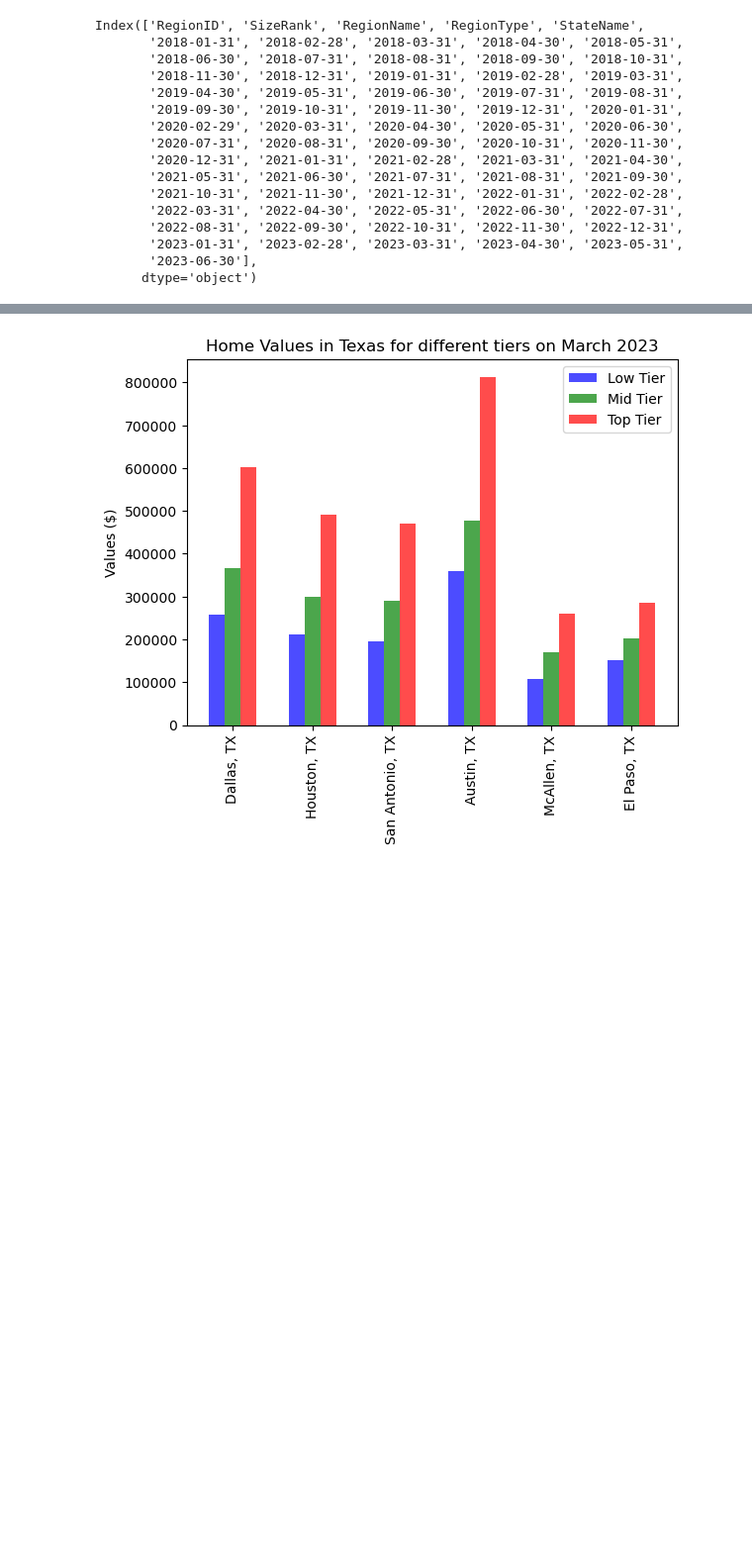
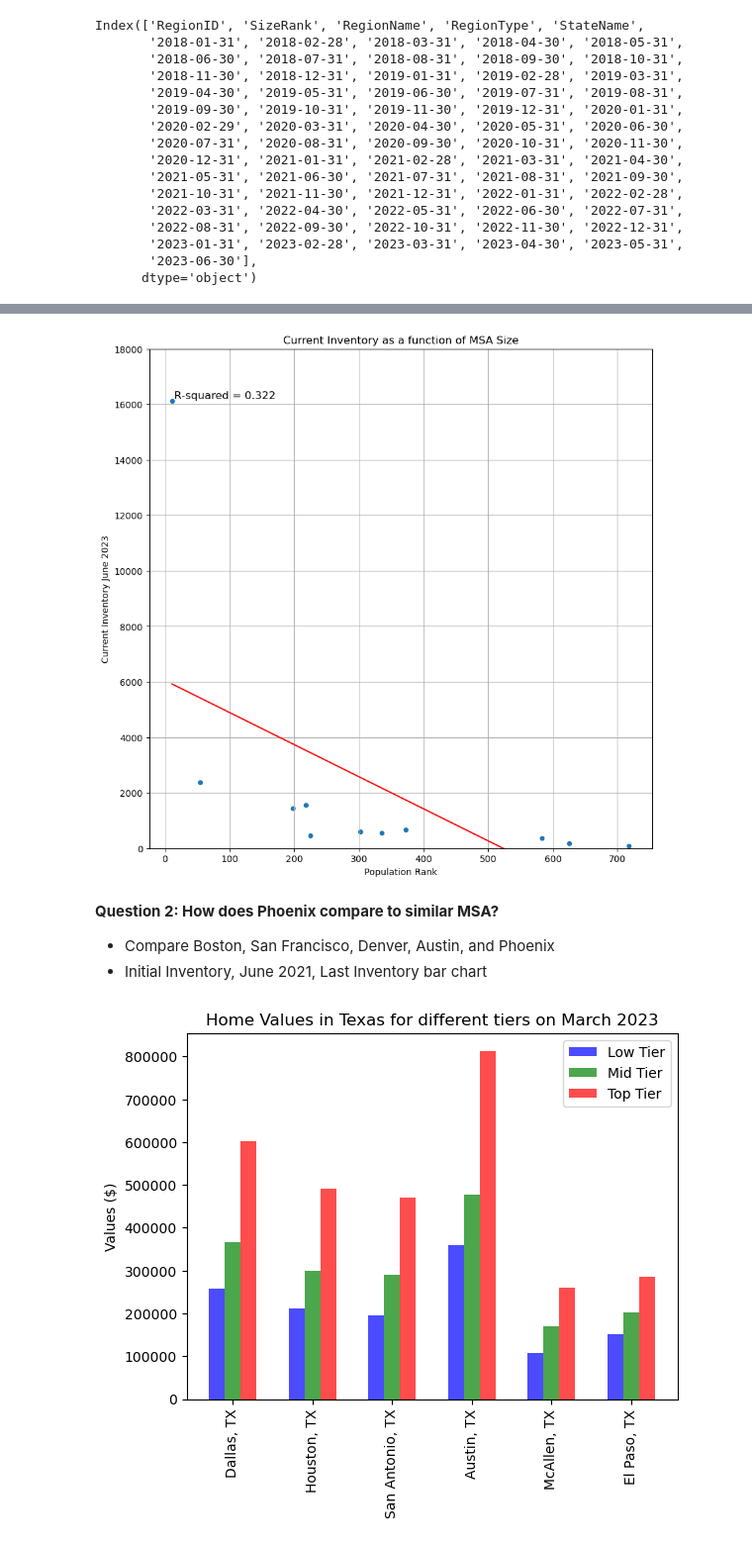
Before and after one commit to grantkerkman/project1_housing, a Jupyter notebook: grant_notebook.ipynb, the cells around one changed output, grey strips where cells are left out. Shown at 99% size. Drawn from its saved outputs; the diff is of its cells as text; code cells hidden in the pictures; blank space fills up the shorter version.

```diff
--- a/grant_notebook.ipynb
+++ b/grant_notebook.ipynb
@@ -337,3 +444,29 @@ Index(['RegionID', 'SizeRank', 'RegionName', 'RegionType', 'StateName',
+# %%
+# Create the Scatter plot
+az_summary.plot(kind="scatter", x="Population Rank", y="Current Inventory June 2023",
+                title="Current Inventory as a function of MSA Size",
+                legend=False, grid=True, figsize=(10, 10),
+                )
+plt.ylim(0, 18000)
+
+# Perform linear regression
+slope, intercept, r_value, p_value, std_err = stats.linregress(az_summary["Population Rank"],
+                                                              az_summary["Current Inventory June 2023"])
+
+# Calculate the R-squared value
+r_squared = r_value ** 2
+
+# Plot the regression line and display the R-squared
+plt.plot(az_summary["Population Rank"], slope * az_summary["Population Rank"] + intercept, color="red")
+plt.text(0.05, 0.9, f"R-squared = {r_squared:.3f}",transform=plt.gca().transAxes, fontsize=12)
+plt.show()
+# %% [output]
+[figure, added]
+# %% [markdown]
+**Question 2: How does Phoenix compare to similar MSA?**
+
+* Compare Boston, San Francisco, Denver, Austin, and Phoenix
+* Initial Inventory, June 2021, Last Inventory bar chart
 # %%
 # Example Bar Chart to compare a State's MSAs
 texas = zhvi_all_df.loc[(zhvi_all_df["StateName"] == "TX") &
```
Also changed, not shown: parts of 10 cells of this notebook.
